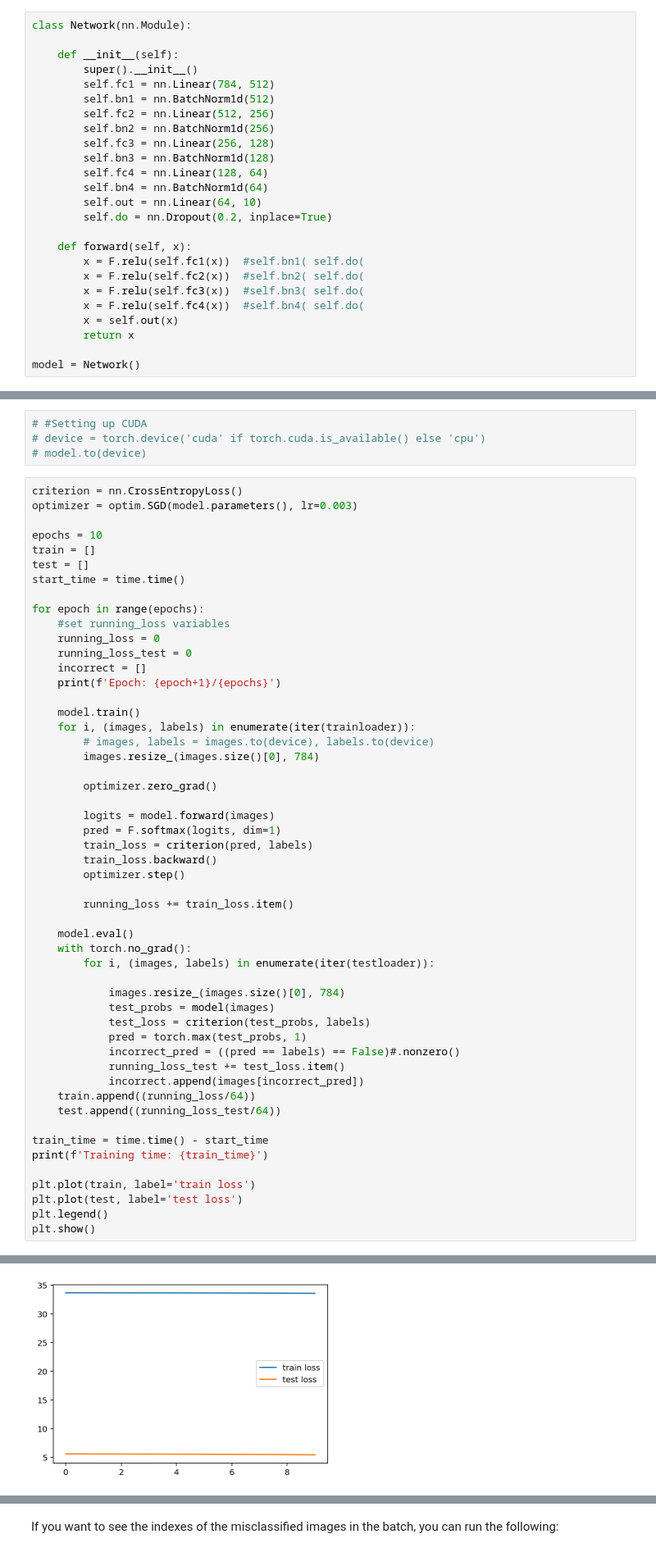
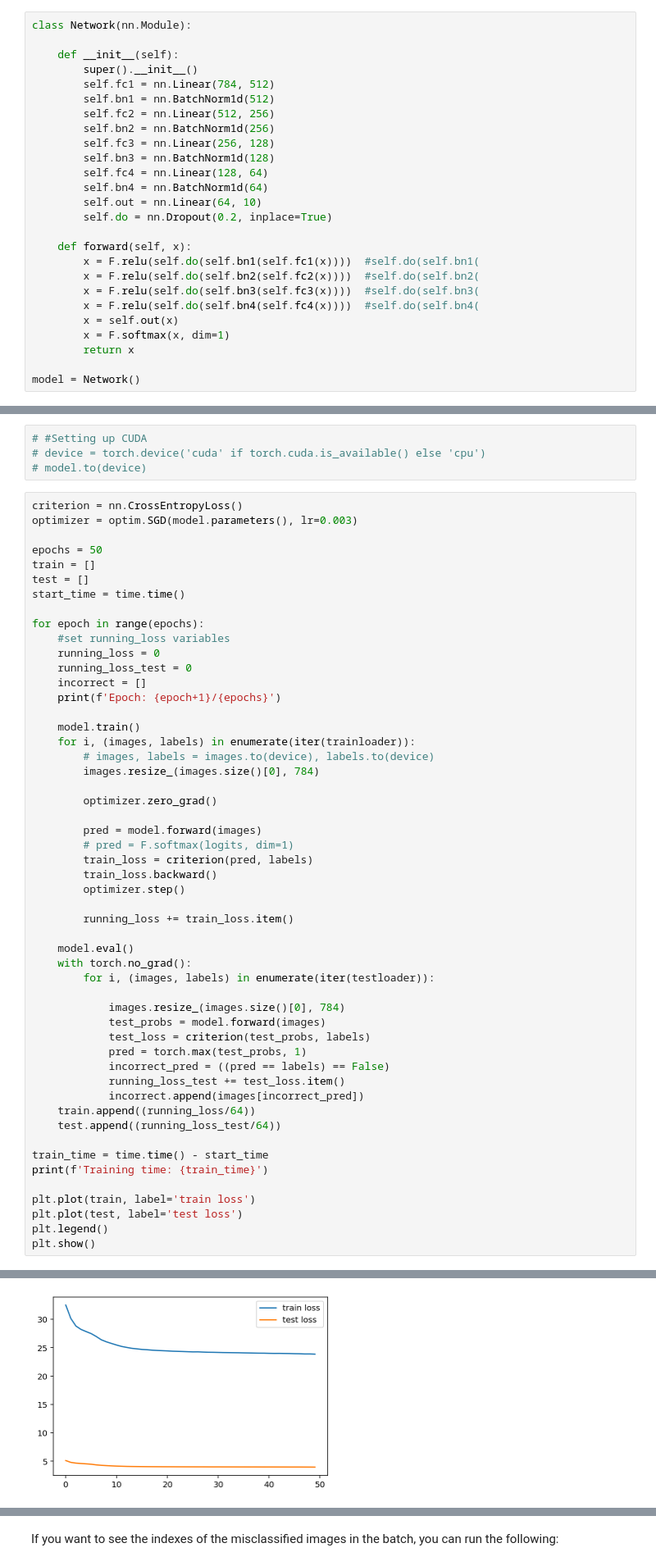
Before and after one commit to jeno-lustyik/clothing-challenge, a Jupyter notebook: Friday Fashion Challenge.ipynb, the cells around one changed output, grey strips where cells are left out. Shown: that part at 82% size. Saved outputs shown, nothing was run; the diff lists cells and outputs as text.

```diff
--- a/Friday Fashion Challenge.ipynb
+++ b/Friday Fashion Challenge.ipynb
@@ -126,11 +126,12 @@ class Network(nn.Module):
         self.do = nn.Dropout(0.2, inplace=True)
 
     def forward(self, x):
-        x = F.relu(self.fc1(x))  #self.bn1( self.do(
-        x = F.relu(self.fc2(x))  #self.bn2( self.do(
-        x = F.relu(self.fc3(x))  #self.bn3( self.do(
-        x = F.relu(self.fc4(x))  #self.bn4( self.do(
+        x = F.relu(self.do(self.bn1(self.fc1(x))))  #self.do(self.bn1(
+        x = F.relu(self.do(self.bn2(self.fc2(x))))  #self.do(self.bn2(
+        x = F.relu(self.do(self.bn3(self.fc3(x))))  #self.do(self.bn3(
+        x = F.relu(self.do(self.bn4(self.fc4(x))))  #self.do(self.bn4(
         x = self.out(x)
+        x = F.softmax(x, dim=1)
         return x
 
 model = Network()
@@ -163,7 +164,7 @@ model1 = Fashion()
 criterion = nn.CrossEntropyLoss()
 optimizer = optim.SGD(model.parameters(), lr=0.003)
 
-epochs = 10
+epochs = 50
 train = []
 test = []
 start_time = time.time()
@@ -182,8 +183,8 @@ for epoch in range(epochs):
 
         optimizer.zero_grad()
 
-        logits = model.forward(images)
-        pred = F.softmax(logits, dim=1)
+        pred = model.forward(images)
+        # pred = F.softmax(logits, dim=1)
         train_loss = criterion(pred, labels)
         train_loss.backward()
         optimizer.step()
@@ -195,10 +196,10 @@ for epoch in range(epochs):
         for i, (images, labels) in enumerate(iter(testloader)):
 
             images.resize_(images.size()[0], 784)
-            test_probs = model(images)
+            test_probs = model.forward(images)
             test_loss = criterion(test_probs, labels)
             pred = torch.max(test_probs, 1)
-            incorrect_pred = ((pred == labels) == False)#.nonzero()
+            incorrect_pred = ((pred == labels) == False)
             running_loss_test += test_loss.item()
             incorrect.append(images[incorrect_pred])
     train.append((running_loss/64))
@@ -226 +233 @@ Training time: 137.85928869247437
-[figure, old version]
+[figure, new version]
```
Also changed, not shown: parts of 7 cells of this notebook, 4 other files.
